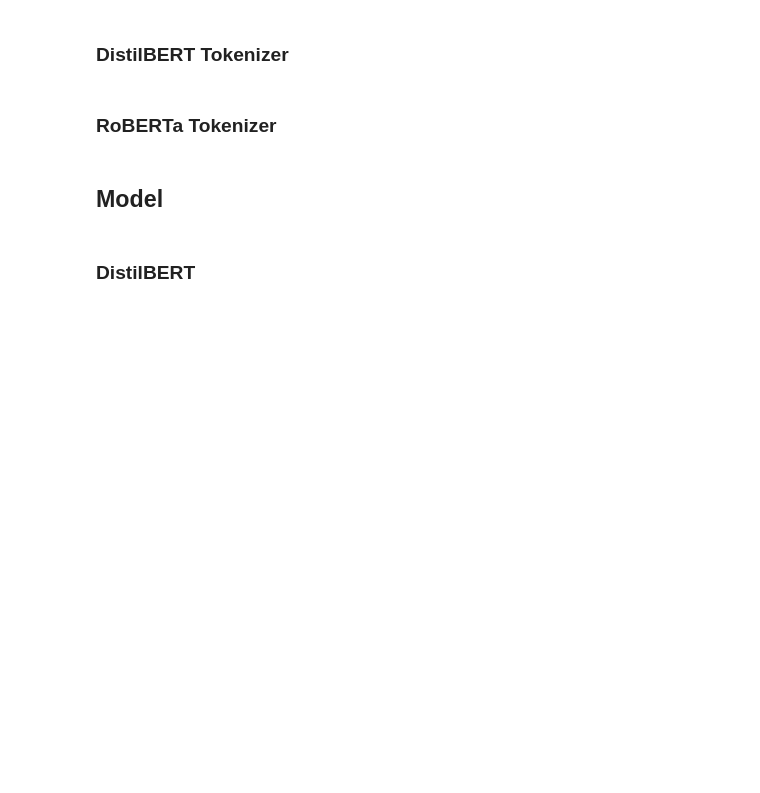
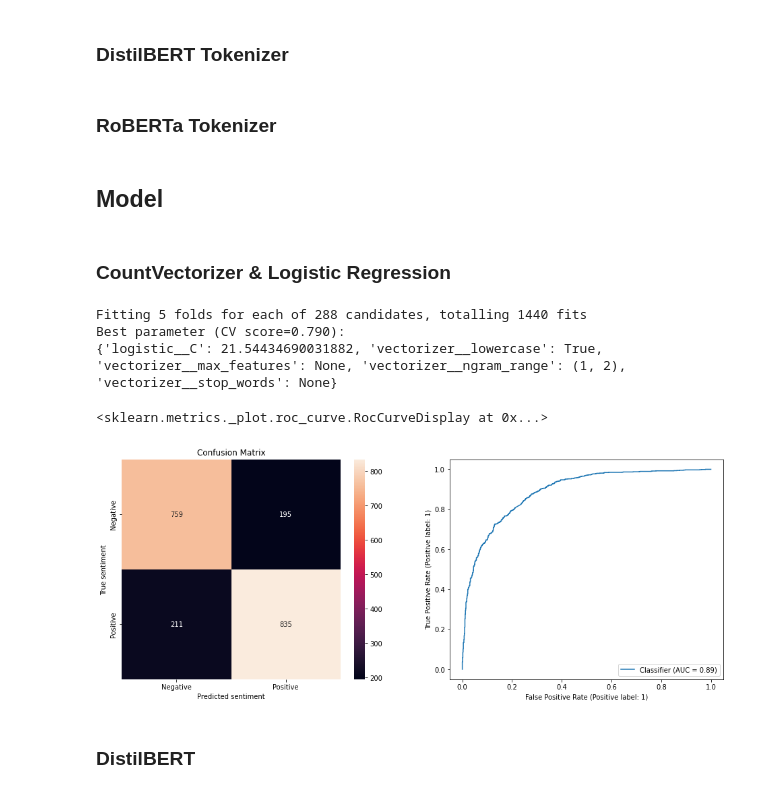
Before and after one commit to PatrikDurdevic/Conformal-Prediction-for-NLP-Sentiment-Classification, a Jupyter notebook: BSc_Thesis.ipynb, the cells around one changed output. Cells and saved outputs as stored; diff of their text form; code cells hidden in the pictures; blank space fills up the shorter version.

```diff
--- a/BSc_Thesis.ipynb
+++ b/BSc_Thesis.ipynb
@@ -52,6 +50,60 @@ tokenized_dataset_roberta = dataset.map(preprocess_function_roberta, batched=Tru
 smaller_tokenized_dataset_roberta = smaller_dataset.map(preprocess_function_roberta, batched=True)
 # %% [markdown]
 ## Model
+# %% [markdown]
+### CountVectorizer & Logistic Regression
+# %%
+from sklearn.feature_extraction.text import CountVectorizer
+from sklearn.linear_model import LogisticRegression
+from sklearn.pipeline import Pipeline
+from sklearn.model_selection import GridSearchCV
+from sklearn.preprocessing import StandardScaler
+
+vectorizer = CountVectorizer()
+#scaler = StandardScaler()
+logistic = LogisticRegression(max_iter=10000, tol=0.1)
+
+pipe = Pipeline(steps=[("vectorizer", vectorizer), ("logistic", logistic)])
+
+param_grid = {
+    "vectorizer__lowercase": [False, True],
+    "vectorizer__stop_words": [None, 'english'],
+    "vectorizer__ngram_range": [(1,1), (1,2), (1,3), (2,2), (2,3), (3,3)],
+    "vectorizer__max_features": [None, 100, 300],
+    "logistic__C": np.logspace(-4, 4, 4),
+}
+
+search = GridSearchCV(pipe, param_grid, n_jobs=-1, verbose=1)
+search.fit(smaller_dataset["train"]["title"], smaller_dataset["train"]["label"])
+print("Best parameter (CV score=%0.3f):" % search.best_score_)
+print(search.best_params_)
+# %% [output]
+Fitting 5 folds for each of 288 candidates, totalling 1440 fits
+Best parameter (CV score=0.790):
+{'logistic__C': 21.54434690031882, 'vectorizer__lowercase': True, 'vectorizer__max_features': None, 'vectorizer__ngram_range': (1, 2), 'vectorizer__stop_words': None}
+# %%
+predicted_proba_cv_lr = search.best_estimator_.predict_proba(smaller_tokenized_dataset_distilbert["test"]["title"])
+# %%
+from scipy.special import softmax
+data_cv_lr = predicted_proba_cv_lr[:,1], np.array(smaller_tokenized_dataset_distilbert["test"]["label"]), softmax(predicted_proba_cv_lr, axis=1)[:,1]
+# %%
+from sklearn.metrics import confusion_matrix
+import matplotlib.pyplot as plt
+
+threshold = 0.5
+y_hat_cv_lr = (data_cv_lr[0] > threshold).astype('float')
+
+fig, ax = plt.subplots(1, 2, figsize=(16,6))
+sns.heatmap(confusion_matrix(data_cv_lr[1], y_hat_cv_lr), annot=True, fmt='g', ax=ax[0])
+ax[0].set_xlabel('Predicted sentiment'); ax[0].set_ylabel('True sentiment')
+ax[0].set_title('Confusion Matrix')
+ax[0].xaxis.set_ticklabels(['Negative', 'Positive']); ax[0].yaxis.set_ticklabels(['Negative', 'Positive'])
+
+from sklearn.metrics import RocCurveDisplay
+RocCurveDisplay.from_predictions(data_cv_lr[1], predicted_proba_cv_lr[:,1], ax=ax[1])
+# %% [output]
+<sklearn.metrics._plot.roc_curve.RocCurveDisplay at 0x...>
+[figure, added]
 # %% [markdown]
 ### DistilBERT
 # %%
```
Also changed, not shown: parts of 29 cells of this notebook.
